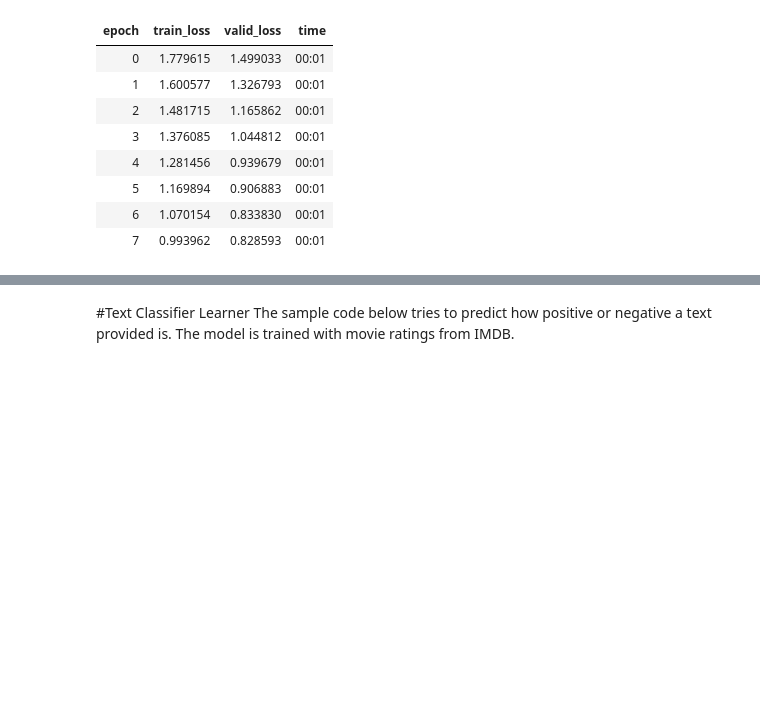
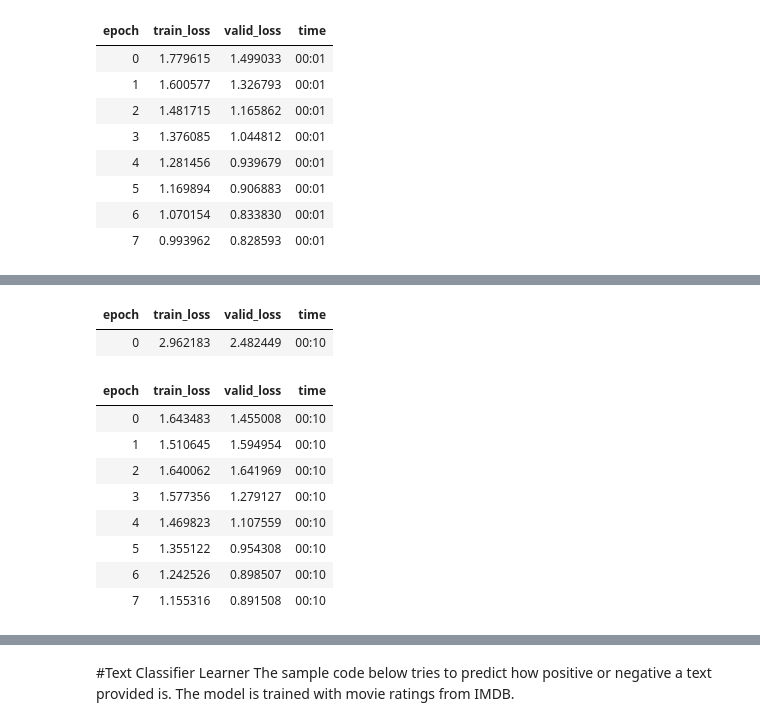
Before and after one commit to bharathGuna/CMPE-258, a Jupyter notebook: Assignment_1/part_1/Assignment1_part1.ipynb, the cells around one changed output, grey strips where cells are left out. Saved outputs shown, nothing was run; the diff lists cells and outputs as text; code cells hidden in the pictures; blank space fills up the shorter version.

```diff
--- a/Assignment_1/part_1/Assignment1_part1.ipynb
+++ b/Assignment_1/part_1/Assignment1_part1.ipynb
@@ -80,3 +85,25 @@ image_model.fine_tune(8)
+# %%
+data_path = untar_data(URLs.CAMVID_TINY)
+camvid_images = SegmentationDataLoaders.from_label_func(
+    data_path, bs=8, fnames = get_image_files(data_path/"images"),
+    label_func = lambda o: data_path/'labels'/f'{o.stem}_P{o.suffix}',
+    codes = np.loadtxt(data_path/'codes.txt', dtype=str)
+)
+
+image_model = unet_learner(camvid_images, resnet50)
+image_model.fine_tune(8)
+# %% [output]
+| epoch | train_loss | valid_loss | time |
+| 0 | 2.962183 | 2.482449 | 00:10 |
+| epoch | train_loss | valid_loss | time |
+| 0 | 1.643483 | 1.455008 | 00:10 |
+| 1 | 1.510645 | 1.594954 | 00:10 |
+| 2 | 1.640062 | 1.641969 | 00:10 |
+| 3 | 1.577356 | 1.279127 | 00:10 |
+| 4 | 1.469823 | 1.107559 | 00:10 |
+| 5 | 1.355122 | 0.954308 | 00:10 |
+| 6 | 1.242526 | 0.898507 | 00:10 |
+| 7 | 1.155316 | 0.891508 | 00:10 |
 # %%
 image_model.show_results(max_n=6, figsize=(7,8))
 # %% [output]
```
Also changed, not shown: parts of 6 cells of this notebook.
